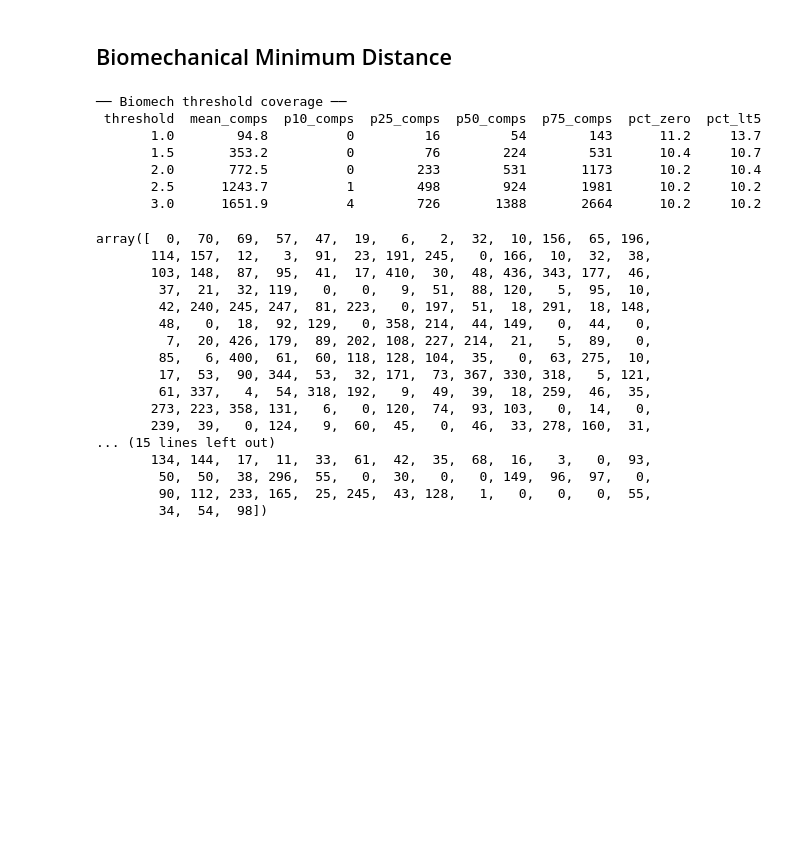
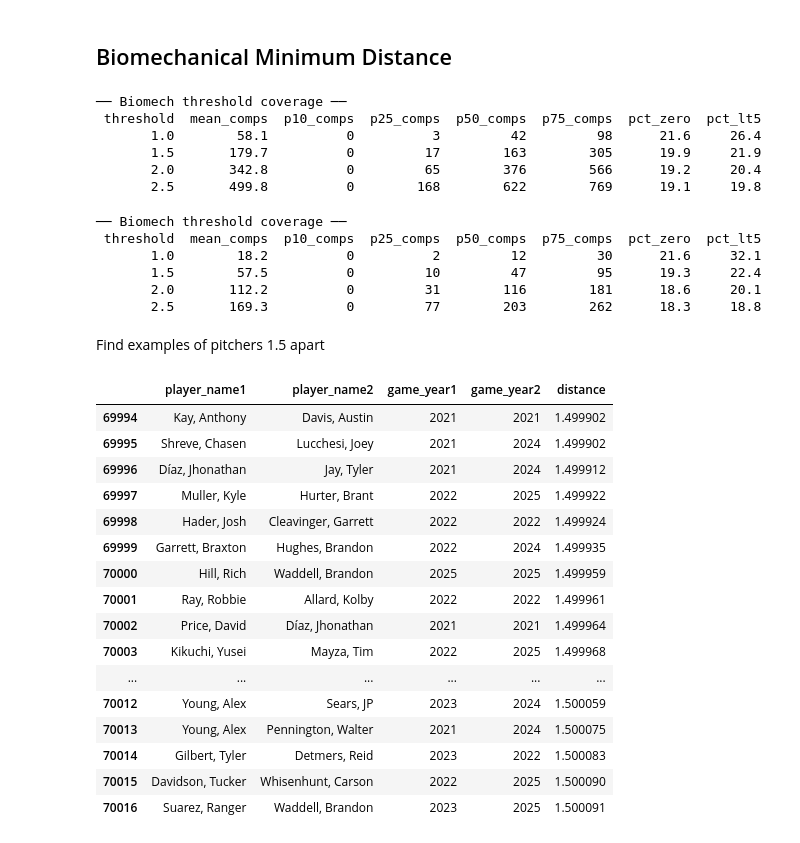
Before and after one commit to simontodreas/mlb-pitch-loadout, a Jupyter notebook: Data Exploration.ipynb, the cells around one changed output. Saved outputs shown, nothing was run; the diff lists cells and outputs as text; code cells hidden in the pictures; blank space fills up the shorter version.

```diff
--- a/Data Exploration.ipynb
+++ b/Data Exploration.ipynb
@@ -494,34 +494,53 @@ Since the purpose of this evaluation is to define the minimum threshold for uniq
 # %% [markdown]
 ## Biomechanical Minimum Distance
 # %%
-cov_r = biomech_threshold_coverage(pitcher_summ_r, min_pitches=20)
+cov_r = biomech_threshold_coverage(pitcher_summ_r,
+                                   thresholds=(1.0, 1.5, 2.0, 2.5),
+                                   min_pitches=20)
+# %% [output]
+── Biomech threshold coverage ──
+ threshold  mean_comps  p10_comps  p25_comps  p50_comps  p75_comps  pct_zero  pct_lt5
+       1.0        58.1          0          3         42         98      21.6     26.4
+       1.5       179.7          0         17        163        305      19.9     21.9
+       2.0       342.8          0         65        376        566      19.2     20.4
+       2.5       499.8          0        168        622        769      19.1     19.8
 # %%
-cov_l = biomech_threshold_coverage(pitcher_summ_l, min_pitches=20)
+cov_l = biomech_threshold_coverage(pitcher_summ_l,
+                                   thresholds=(1.0, 1.5, 2.0, 2.5),
+                                   min_pitches=20)
 # %% [output]
 ── Biomech threshold coverage ──
  threshold  mean_comps  p10_comps  p25_comps  p50_comps  p75_comps  pct_zero  pct_lt5
-       1.0        94.8          0         16         54        143      11.2     13.7
-       1.5       353.2          0         76        224        531      10.4     10.7
-       2.0       772.5          0        233        531       1173      10.2     10.4
-       2.5      1243.7          1        498        924       1981      10.2     10.2
-       3.0      1651.9          4        726       1388       2664      10.2     10.2
+       1.0        18.2          0          2         12         30      21.6     32.1
+       1.5        57.5          0         10         47         95      19.3     22.4
+       2.0       112.2          0         31        116        181      18.6     20.1
+       2.5       169.3          0         77        203        262      18.3     18.8
-# %%
-cov_l
-# %% [output]
-array([  0,  70,  69,  57,  47,  19,   6,   2,  32,  10, 156,  65, 196,
-       114, 157,  12,   3,  91,  23, 191, 245,   0, 166,  10,  32,  38,
-       103, 148,  87,  95,  41,  17, 410,  30,  48, 436, 343, 177,  46,
-        37,  21,  32, 119,   0,   0,   9,  51,  88, 120,   5,  95,  10,
-        42, 240, 245, 247,  81, 223,   0, 197,  51,  18, 291,  18, 148,
-        48,   0,  18,  92, 129,   0, 358, 214,  44, 149,   0,  44,   0,
-         7,  20, 426, 179,  89, 202, 108, 227, 214,  21,   5,  89,   0,
-        85,   6, 400,  61,  60, 118, 128, 104,  35,   0,  63, 275,  10,
-        17,  53,  90, 344,  53,  32, 171,  73, 367, 330, 318,   5, 121,
-        61, 337,   4,  54, 318, 192,   9,  49,  39,  18, 259,  46,  35,
-       273, 223, 358, 131,   6,   0, 120,  74,  93, 103,   0,  14,   0,
-       239,  39,   0, 124,   9,  60,  45,   0,  46,  33, 278, 160,  31,
-... (15 lines left out)
-       134, 144,  17,  11,  33,  61,  42,  35,  68,  16,   3,   0,  93,
-        50,  50,  38, 296,  55,   0,  30,   0,   0, 149,  96,  97,   0,
-        90, 112, 233, 165,  25, 245,  43, 128,   1,   0,   0,   0,  55,
-        34,  54,  98])
+# %% [markdown]
+Find examples of pitchers 1.5 apart
+# %%
+biomech_dist_l = compute_euclidean_distances(
+    pitcher_summ_l,
+    features=['release_extension', 'arm_angle', 'max_velo', 'active_spin_fastball'],
+    label_cols=['player_name', 'game_year'],
+    min_pitches=20,
+)
+# %%
+biomech_dist_l[(biomech_dist_l['distance']>1.4999) & (biomech_dist_l['distance']<1.5001)]
+# %% [output]
+|  | player_name1 | player_name2 | game_year1 | game_year2 | distance |
+| 69994 | Kay, Anthony | Davis, Austin | 2021 | 2021 | 1.499902 |
+| 69995 | Shreve, Chasen | Lucchesi, Joey | 2021 | 2024 | 1.499902 |
+| 69996 | Díaz, Jhonathan | Jay, Tyler | 2021 | 2024 | 1.499912 |
+| 69997 | Muller, Kyle | Hurter, Brant | 2022 | 2025 | 1.499922 |
+| 69998 | Hader, Josh | Cleavinger, Garrett | 2022 | 2022 | 1.499924 |
+| 69999 | Garrett, Braxton | Hughes, Brandon | 2022 | 2024 | 1.499935 |
+| 70000 | Hill, Rich | Waddell, Brandon | 2025 | 2025 | 1.499959 |
+| 70001 | Ray, Robbie | Allard, Kolby | 2022 | 2022 | 1.499961 |
+| 70002 | Price, David | Díaz, Jhonathan | 2021 | 2021 | 1.499964 |
+| 70003 | Kikuchi, Yusei | Mayza, Tim | 2022 | 2025 | 1.499968 |
+| ... | ... | ... | ... | ... | ... |
+| 70012 | Young, Alex | Sears, JP | 2023 | 2024 | 1.500059 |
+| 70013 | Young, Alex | Pennington, Walter | 2021 | 2024 | 1.500075 |
+| 70014 | Gilbert, Tyler | Detmers, Reid | 2023 | 2022 | 1.500083 |
+| 70015 | Davidson, Tucker | Whisenhunt, Carson | 2022 | 2025 | 1.500090 |
+| 70016 | Suarez, Ranger | Waddell, Brandon | 2023 | 2025 | 1.500091 |
```
Also changed, not shown: 1 other file.
